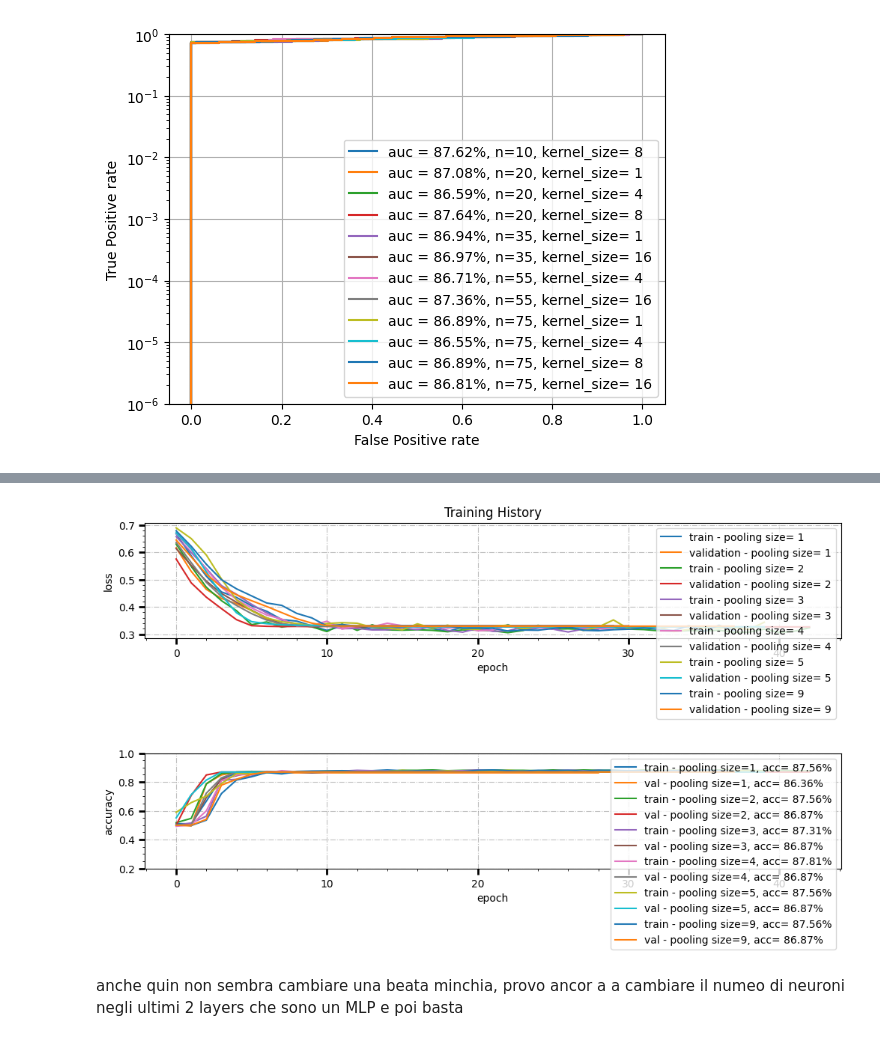
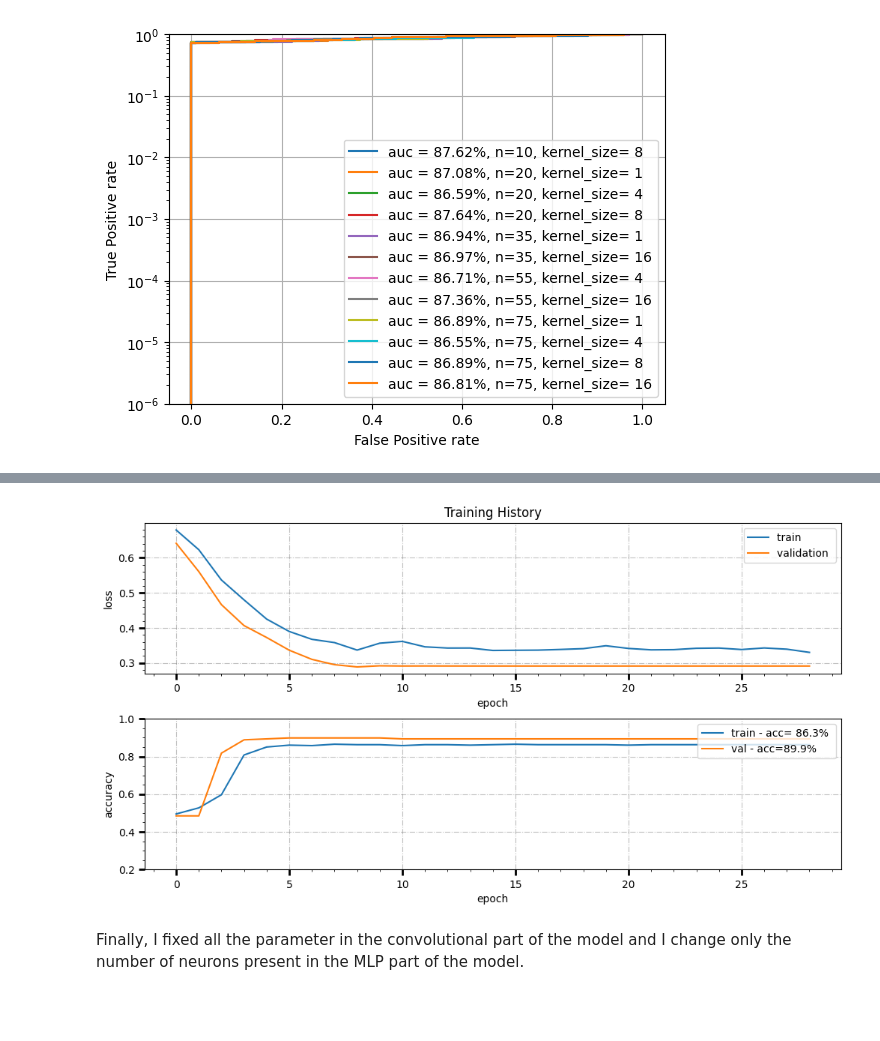
Before and after one commit to NoemiTagliavacche/ML_course_Pavia_23, a Jupyter notebook: Exam/CNN.ipynb, the cells around one changed output, grey strips where cells are left out. Saved outputs shown, nothing was run; the diff lists cells and outputs as text; code cells hidden in the pictures; blank space fills up the shorter version.

```diff
--- a/Exam/CNN.ipynb
+++ b/Exam/CNN.ipynb
@@ -238,7 +254,7 @@ kernel_size=[1,2,3,4]
 models2=[]
 
 for k in kernel_size:
-  x = Conv1D(75, kernel_size=k, data_format="channels_last", strides=1, padding="valid", activation='relu')(inputList)
+  x = Conv1D(75, kernel_size=k, data_format="channels_last", strides=1, padding="same", activation='relu')(inputList)
   x = Flatten()(x)
   x = Dense(25, activation='relu')(x)
   x = Dropout(dropoutRate)(x)
@@ -420,14 +479,14 @@ provo ad aggiungere un Conv layer
 # %%
 inputList = Input(shape=(featureArrayLength))
 
-neurons= [20,35,50]
+neurons= [20,35,50,70]
 kernel_size=[1,2,4,8,16]
 models3=[]
 for n in neurons:
   for k in kernel_size:
-    x = Conv1D(75, kernel_size=1, data_format="channels_last", strides=1, padding="valid", activation='relu')(inputList)
-    x = Conv1D(n, kernel_size=k, data_format="channels_last", strides=1, padding="valid", activation='relu')(x)
-
+    x = Conv1D(75, kernel_size=4, data_format="channels_last", strides=1, padding="same", activation='relu')(inputList)
+    x = AveragePooling1D(pool_size=5)(x)
+    x = Conv1D(n, kernel_size=k, data_format="channels_last", strides=1, padding="same", activation='relu')(x)
     x = Flatten()(x)
     x = Dense(25, activation='relu')(x)
     x = Dropout(dropoutRate)(x)
@@ -436,3 +495,7 @@ for n in neurons:
     output = Dense(1, activation='sigmoid')(x)
     model = Model(inputs=inputList, outputs=output)
     models3=np.append(models3,model)
+
+for m in models3:
+  m.compile(loss='binary_crossentropy', optimizer='adam', metrics=['accuracy'])
+  m.summary()
@@ -511,11 +572,11 @@ plt.subplots_adjust(hspace=1, wspace=0.3)
 
 j=0
 for i,hist in enumerate(histories3):
-  if models3[i].layers[2].output.shape[1]==16:
+  if j==4:
     j=0
-  if hist.history['val_accuracy'][-1]>0.865:
+  if hist.history['val_accuracy'][-1]>0.898:
     #ax0.plot(hist.history['loss'],label='training - n='+ str(models[i].layers[1].output.shape[2])+', kernel_size= ' + str(kernel_size[j]))
-    ax0.plot(hist.history['val_loss'], label='validation - n2='+str(models3[i].layers[2].output.shape[2])+', kernel_size= ' + str(kernel_size[j]))
+    ax0.plot(hist.history['val_loss'], label='validation - n2='+str(models3[i].layers[3].output.shape[2])+', kernel_size= ' + str(kernel_size[j]))
   j=j+1
 #ax0.set_yscale('log')
 ax0.set_title('Training History')
@@ -523,12 +584,13 @@ ax0.set_ylabel('loss')
 ax0.set_xlabel('epoch')
 ax0.legend(loc='upper right')
 
+j=0
 for i,hist in enumerate(histories3):
-  if models3[i].layers[2].output.shape[1]==16:
+  if j==4:
     j=0
-  if hist.history['val_accuracy'][-1]>0.865:
+  if hist.history['val_accuracy'][-1]>0.898:
     #ax1.plot(hist.history['accuracy'],label='train - n='+ str(models[i].layers[1].output.shape[2])+', kernel_size= ' + str(kernel_size[j])+', acc= '+ str(np.round(hist.history['accuracy'][-1]*100.,2)))
-    ax1.plot(hist.history['val_accuracy'], label='val - n2='+ str(models3[i].layers[2].output.shape[2])+', kernel_size= ' + str(kernel_size[j])+', acc= '+ str(np.round(hist.history['val_accuracy'][-1]*100.,2))+'%')
+    ax1.plot(hist.history['val_accuracy'], label='val - n2='+ str(models3[i].layers[3].output.shape[2])+', kernel_size= ' + str(kernel_size[j])+', acc= '+ str(np.round(hist.history['val_accuracy'][-1]*100.,2))+'%')
   j=j+1
 ax1.set_ylabel('accuracy')
 ax1.set_xlabel('epoch')
@@ -676,38 +735,35 @@ Train: 0.881, Test: 0.869
 # %%
 # plot training history
 
 fig, ((ax0,ax1)) = plt.subplots(figsize=(12, 6), ncols=1, nrows=2)
 for ax in fig.get_axes():
   ax.minorticks_on()
   ax.tick_params(axis='x', which='both', direction='out')
   ax.grid(True,which='major', axis='both',linestyle='-.')
   ax.tick_params(direction='out', length=6, width=2, colors='k',grid_color='gray', grid_alpha=0.5)
 
-plt.subplots_adjust(hspace=1, wspace=0.3)
+plt.subplots_adjust(hspace=0.3, wspace=0.3)
 
-for i,hist in enumerate(histories4):
-  ax0.plot(hist.history['loss'],label= 'train - pooling size= '+ str(pooling_size[i]))
-  ax0.plot(hist.history['val_loss'], label='validation - pooling size= '+ str(pooling_size[i]))
-
+ax0.plot(hist.history['loss'],label= 'train ')
+ax0.plot(hist.history['val_loss'], label='validation ')
 #ax0.set_yscale('log')
 ax0.set_title('Training History')
 ax0.set_ylabel('loss')
 ax0.set_xlabel('epoch')
 ax0.legend(loc='upper right')
 
-for i,hist in enumerate(histories4):
-  ax1.plot(hist.history['accuracy'],label='train - pooling size='+ str(pooling_size[i])+', acc= '+str(np.round(hist.history['accuracy'][-1]*100.,2))+'%')
-  ax1.plot(hist.history['val_accuracy'], label='val - pooling size='+ str(pooling_size[i])+', acc= '+str(np.round(hist.history['val_accuracy'][-1]*100.,2))+'%')
 
+ax1.plot(hist.history['accuracy'],label='train - acc= 86.3% ')
+ax1.plot(hist.history['val_accuracy'], label='val - acc=89.9% ')
 ax1.set_ylabel('accuracy')
 ax1.set_xlabel('epoch')
 ax1.set_ylim(0.2,1)
 ax1.legend(loc='upper right')
 plt.show()
 # %% [output]
-[figure, old version]
+[figure, new version]
-# %% [markdown]
-anche quin non sembra cambiare una beata minchia, provo ancor a a cambiare il numeo di neuroni negli ultimi 2 layers che sono un MLP e poi basta
+# %% [markdown]
+Finally, I fixed all the parameter in the convolutional part of the model and I change only the number of neurons present in the MLP part of the model.
 # %%
 inputList = Input(shape=(featureArrayLength))
 
```
Also changed, not shown: parts of 38 cells of this notebook.
